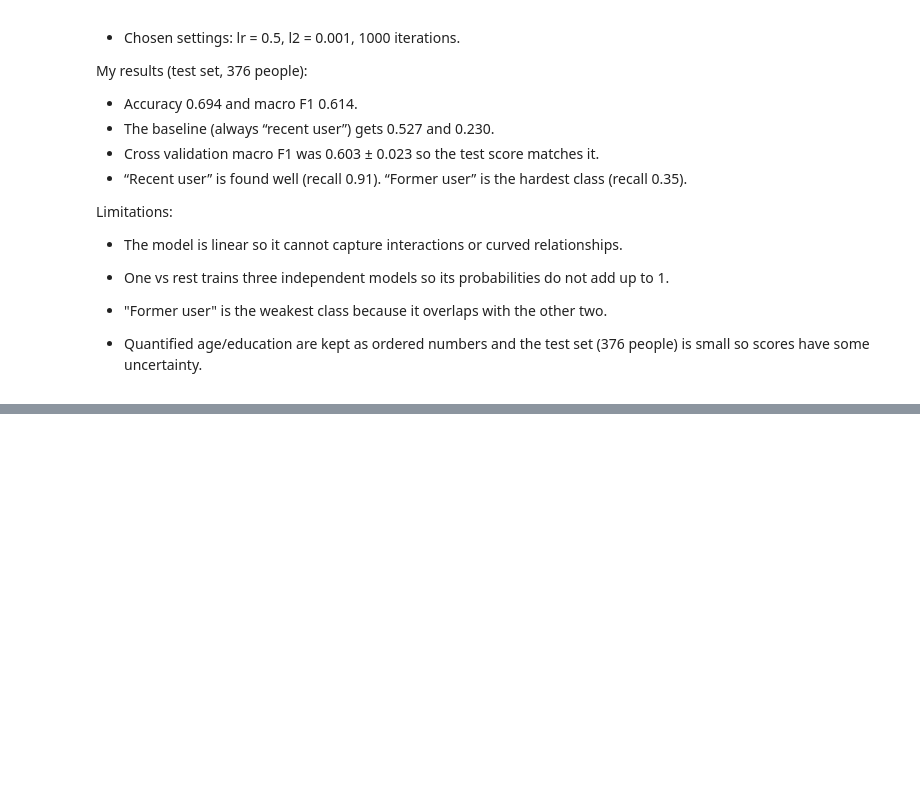
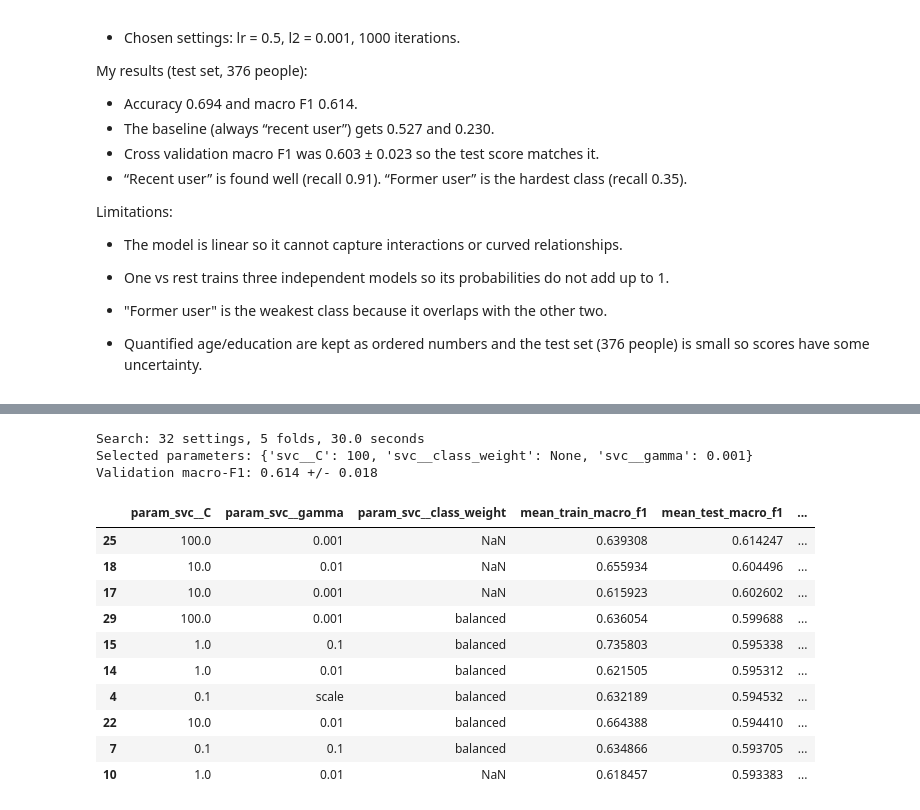
Before and after one commit to bestabhinav97/ml-final-project, a Jupyter notebook: notebooks/ML_project.ipynb, the cells around one changed output, grey strips where cells are left out. Saved outputs shown, nothing was run; the diff lists cells and outputs as text; code cells hidden in the pictures; blank space fills up the shorter version.

```diff
--- a/notebooks/ML_project.ipynb
+++ b/notebooks/ML_project.ipynb
@@ -873,0 +886,52 @@ Limitations:
+# %%
+from sklearn.pipeline import Pipeline
+from sklearn.svm import SVC
+from sklearn.model_selection import GridSearchCV
+from sklearn.metrics import accuracy_score, f1_score, classification_report, confusion_matrix
+
+svm_cv = [(np.concatenate([folds[j] for j in range(len(folds)) if j != k]), val_idx)
+          for k, val_idx in enumerate(folds)]
+assert np.array_equal(np.sort(np.concatenate([v for _, v in svm_cv])), np.arange(len(ytr)))
+for fit_idx, val_idx in svm_cv:
+    assert len(np.intersect1d(fit_idx, val_idx)) == 0
+
+svm_pipeline = Pipeline([
+    ("preprocessing", clone(preprocessor)),
+    ("svc", SVC(kernel="rbf")),
+])
+svm_grid = {
+    "svc__C": [0.1, 1, 10, 100],
+    "svc__gamma": ["scale", 0.001, 0.01, 0.1],
+    "svc__class_weight": [None, "balanced"],
+}
+# Balanced weights are calculated from each fold's training labels only.
+svm_search = GridSearchCV(
+    svm_pipeline, svm_grid, scoring={"macro_f1": "f1_macro", "accuracy": "accuracy"},
+    refit="macro_f1", cv=svm_cv, n_jobs=2, return_train_score=True, error_score="raise",
+)
+svm_start = time.time()
+svm_search.fit(Xtr_raw, ytr)
+svm_cv_results = pd.DataFrame(svm_search.cv_results_)
+svm_cv_results.to_csv(REPORTS / "svm_cv_results.csv", index=False)
+svm_best_row = svm_cv_results.iloc[svm_search.best_index_]
+print(f"Search: {len(svm_cv_results)} settings, {len(svm_cv)} folds, {time.time()-svm_start:.1f} seconds")
+print("Selected parameters:", svm_search.best_params_)
+print(f"Validation macro-F1: {svm_search.best_score_:.3f} +/- {svm_best_row['std_test_macro_f1']:.3f}")
+display(svm_cv_results[["param_svc__C", "param_svc__gamma", "param_svc__class_weight",
+                        "mean_train_macro_f1", "mean_test_macro_f1", "std_test_macro_f1",
+                        "mean_test_accuracy"]].sort_values("mean_test_macro_f1", ascending=False).head(10))
+# %% [output]
+Search: 32 settings, 5 folds, 30.0 seconds
+Selected parameters: {'svc__C': 100, 'svc__class_weight': None, 'svc__gamma': 0.001}
+Validation macro-F1: 0.614 +/- 0.018
+|  | param_svc__C | param_svc__gamma | param_svc__class_weight | mean_train_macro_f1 | mean_test_macro_f1 | ... |
+| 25 | 100.0 | 0.001 | NaN | 0.639308 | 0.614247 | ... |
+| 18 | 10.0 | 0.01 | NaN | 0.655934 | 0.604496 | ... |
+| 17 | 10.0 | 0.001 | NaN | 0.615923 | 0.602602 | ... |
+| 29 | 100.0 | 0.001 | balanced | 0.636054 | 0.599688 | ... |
+| 15 | 1.0 | 0.1 | balanced | 0.735803 | 0.595338 | ... |
+| 14 | 1.0 | 0.01 | balanced | 0.621505 | 0.595312 | ... |
+| 4 | 0.1 | scale | balanced | 0.632189 | 0.594532 | ... |
+| 22 | 10.0 | 0.01 | balanced | 0.664388 | 0.594410 | ... |
+| 7 | 0.1 | 0.1 | balanced | 0.634866 | 0.593705 | ... |
+| 10 | 1.0 | 0.01 | NaN | 0.618457 | 0.593383 | ... |
```
Also changed, not shown: parts of 10 cells of this notebook, 16 other files.
